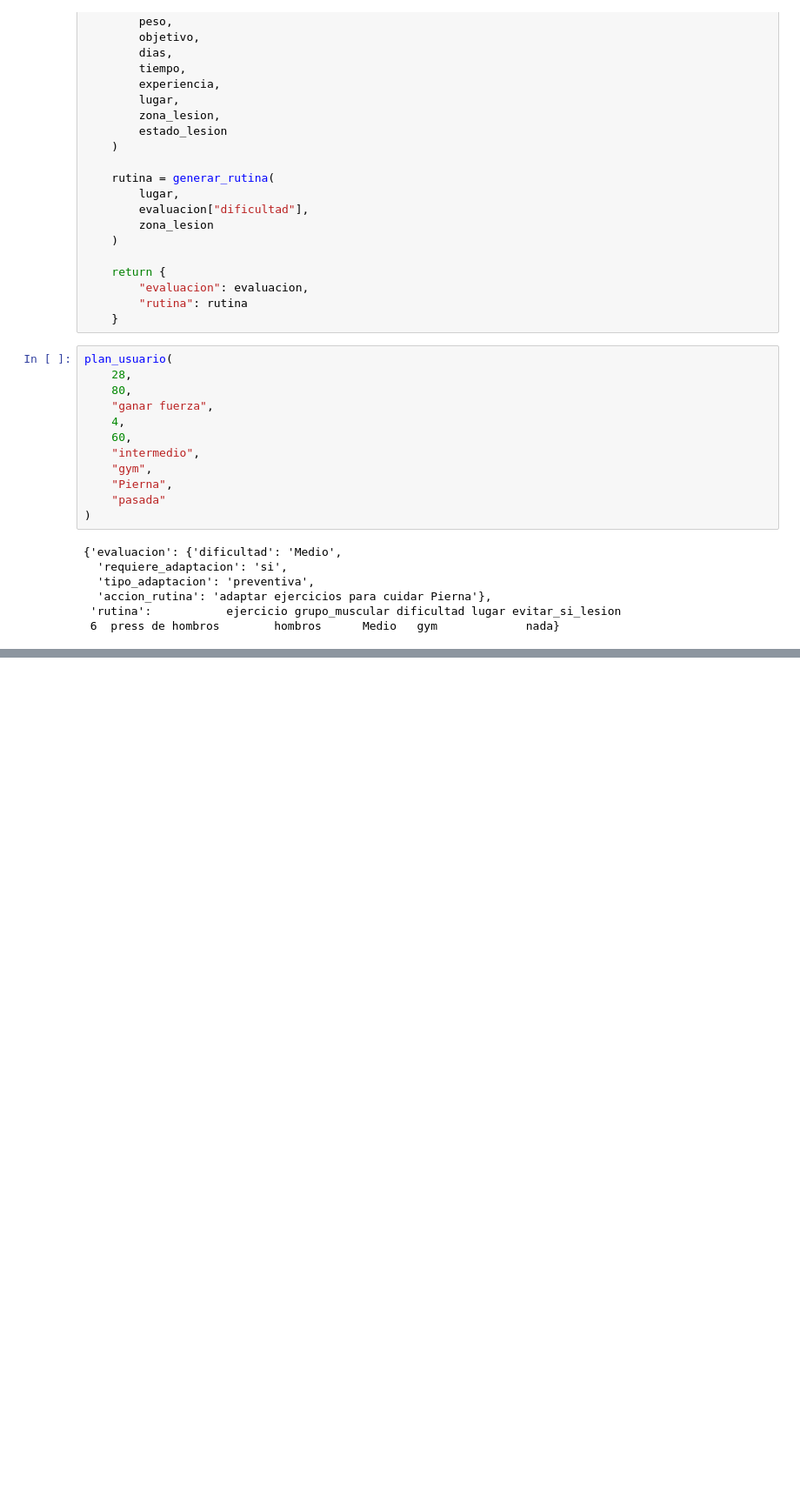
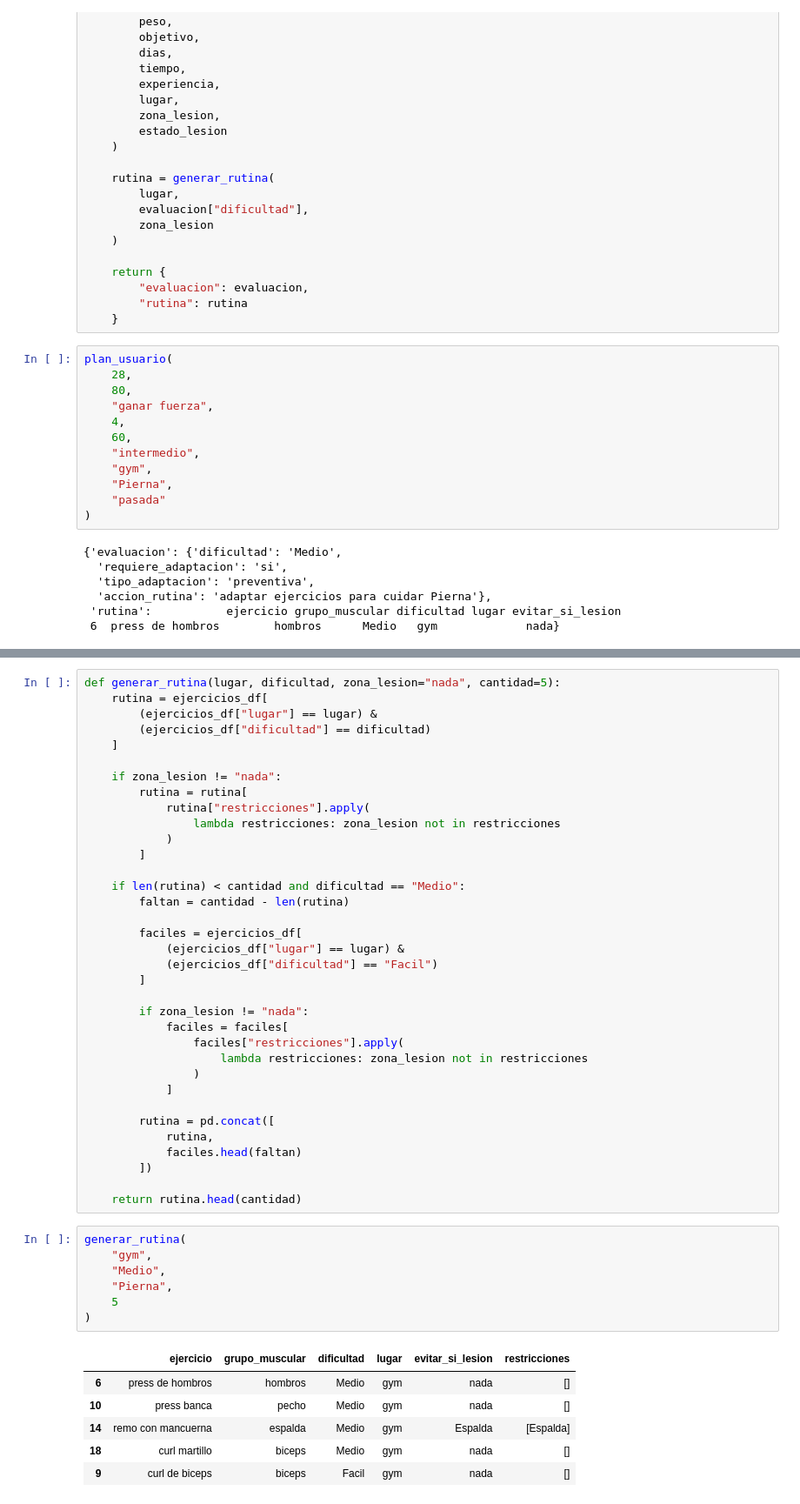
Before and after one commit to luci-o/LIFE-FIT, a Jupyter notebook: IA/index.ipynb, the cells around one changed output, grey strips where cells are left out. Shown at 87% size. Saved outputs shown, nothing was run; the diff lists cells and outputs as text; blank space fills up the shorter version.

```diff
--- a/IA/index.ipynb
+++ b/IA/index.ipynb
@@ -1167,0 +1617,49 @@ plan_usuario(
+# %%
+def generar_rutina(lugar, dificultad, zona_lesion="nada", cantidad=5):
+    rutina = ejercicios_df[
+        (ejercicios_df["lugar"] == lugar) &
+        (ejercicios_df["dificultad"] == dificultad)
+    ]
+
+    if zona_lesion != "nada":
+        rutina = rutina[
+            rutina["restricciones"].apply(
+                lambda restricciones: zona_lesion not in restricciones
+            )
+        ]
+
+    if len(rutina) < cantidad and dificultad == "Medio":
+        faltan = cantidad - len(rutina)
+
+        faciles = ejercicios_df[
+            (ejercicios_df["lugar"] == lugar) &
+            (ejercicios_df["dificultad"] == "Facil")
+        ]
+
+        if zona_lesion != "nada":
+            faciles = faciles[
+                faciles["restricciones"].apply(
+                    lambda restricciones: zona_lesion not in restricciones
+                )
+            ]
+
+        rutina = pd.concat([
+            rutina,
+            faciles.head(faltan)
+        ])
+
+    return rutina.head(cantidad)
+# %%
+generar_rutina(
+    "gym",
+    "Medio",
+    "Pierna",
+    5
+)
+# %% [output]
+|  | ejercicio | grupo_muscular | dificultad | lugar | evitar_si_lesion | restricciones |
+| 6 | press de hombros | hombros | Medio | gym | nada | [] |
+| 10 | press banca | pecho | Medio | gym | nada | [] |
+| 14 | remo con mancuerna | espalda | Medio | gym | Espalda | [Espalda] |
+| 18 | curl martillo | biceps | Medio | gym | nada | [] |
+| 9 | curl de biceps | biceps | Facil | gym | nada | [] |
```
Also changed, not shown: parts of 34 cells of this notebook.
